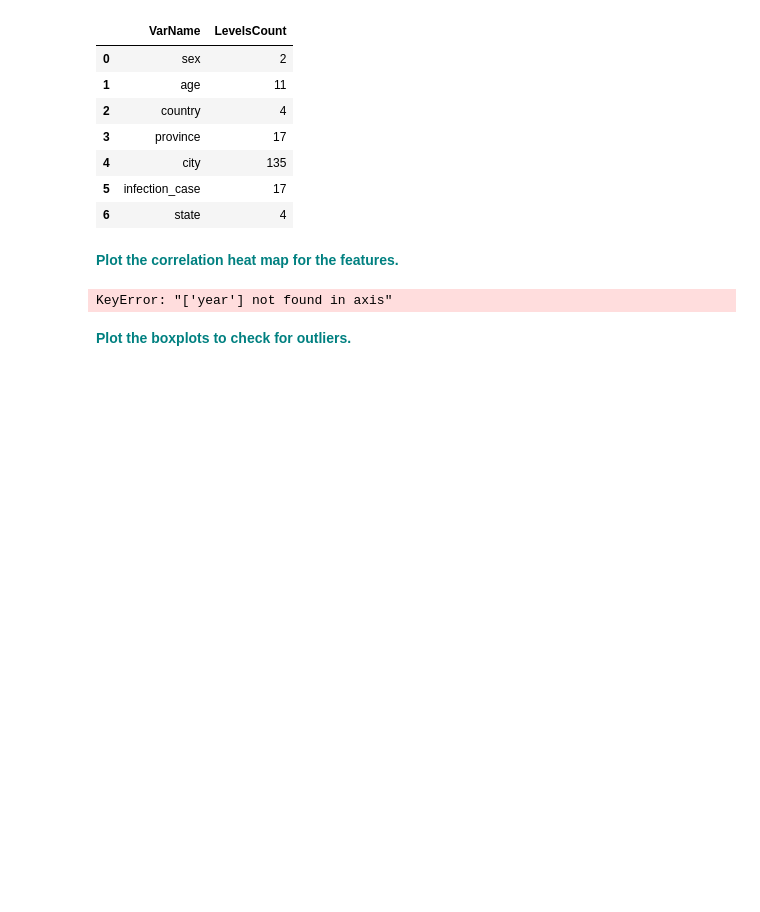
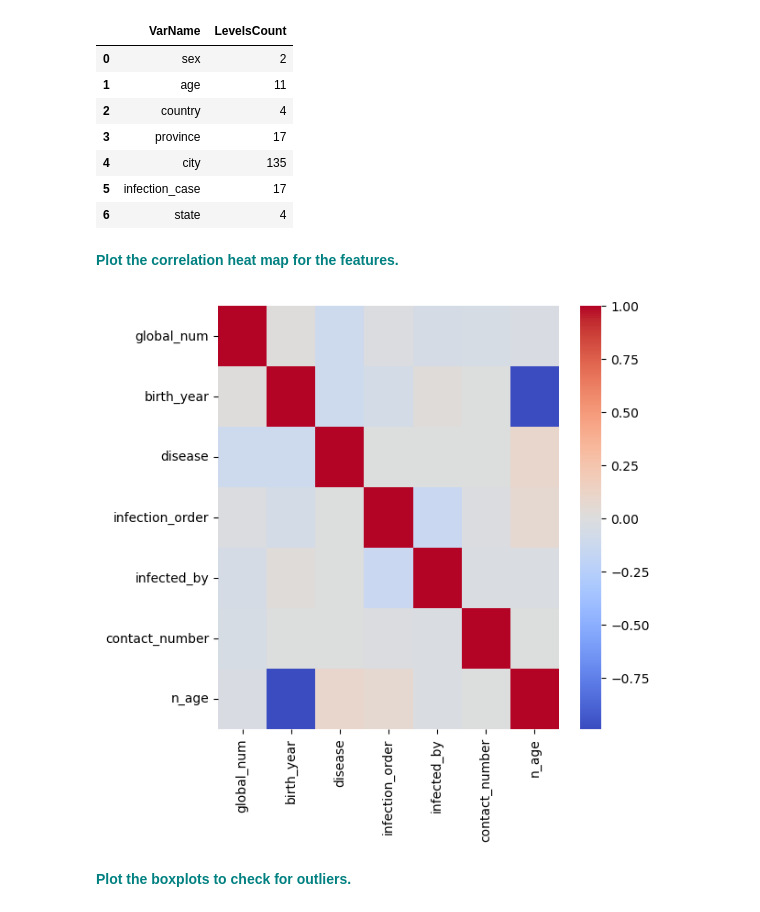
Before and after one commit to amoutafian/random_forest_case_study, a Jupyter notebook: RandomForest_casestudy_covid19.ipynb, the cells around one changed output. Cells and saved outputs as stored; diff of their text form; code cells hidden in the pictures; blank space fills up the shorter version.

```diff
--- a/RandomForest_casestudy_covid19.ipynb
+++ b/RandomForest_casestudy_covid19.ipynb
@@ -233,12 +188,12 @@ df['sex'].unique()
 # %% [output]
 array(['male', 'female', nan], dtype=object)
 # %%
-columns_to_fill = ['infection_case', 'state', 'city']
+#columns_to_fill = ['infection_case', 'state', 'city']
 
-for column in columns_to_fill:
-    df[column] = df[column].fillna('Unknown')
+#for column in columns_to_fill:
+ #   df[column] = df[column].fillna('Unknown')
 # %%
-columns_to_fill = ['infection_case', 'age', 'symptom_onset_date', 'confirmed_date', 'released_date', 'deceased_date', 'confirmed_date_year', 'n_age', 'sex']
+columns_to_fill = ['infection_case', 'state', 'city', 'age', 'symptom_onset_date', 'confirmed_date', 'released_date', 'deceased_date', 'confirmed_date_year', 'n_age', 'sex']
 
 for column in columns_to_fill:
     df[column] = df[column].fillna(df[column].mode()[0])
@@ -365,7 +322,11 @@ vn
 # %% [markdown]
 **<font color='teal'> Plot the correlation heat map for the features.</font>**
 # %%
-numeric_cols = df.drop(['year', 'confirmed_date_year', 'patient_id', 'sex', 'age', 'country', 'province', 'city', 'infection_case', 'state'], axis = 1)
-cat_cols = df['year', 'confirmed_date_year', 'patient_id', 'sex', 'age', 'country', 'province', 'city', 'infection_case', 'state']
+numeric_cols = df.drop([ 'confirmed_date_year', 'patient_id', 'sex', 'age', 'country', 'province', 'city', 'infection_case', 'state'], axis = 1)
+#cat_cols = df['year', 'confirmed_date_year', 'patient_id', 'sex', 'age', 'country', 'province', 'city', 'infection_case', 'state']
+
+plt.figure(figsize= (6, 6))
+sns.heatmap(numeric_cols.corr(), annot = False, cmap='coolwarm')
+plt.show()
 # %% [output]
-KeyError: "['year'] not found in axis"
+[figure, added]
```
Also changed, not shown: parts of 13 cells of this notebook, 2 other files.
